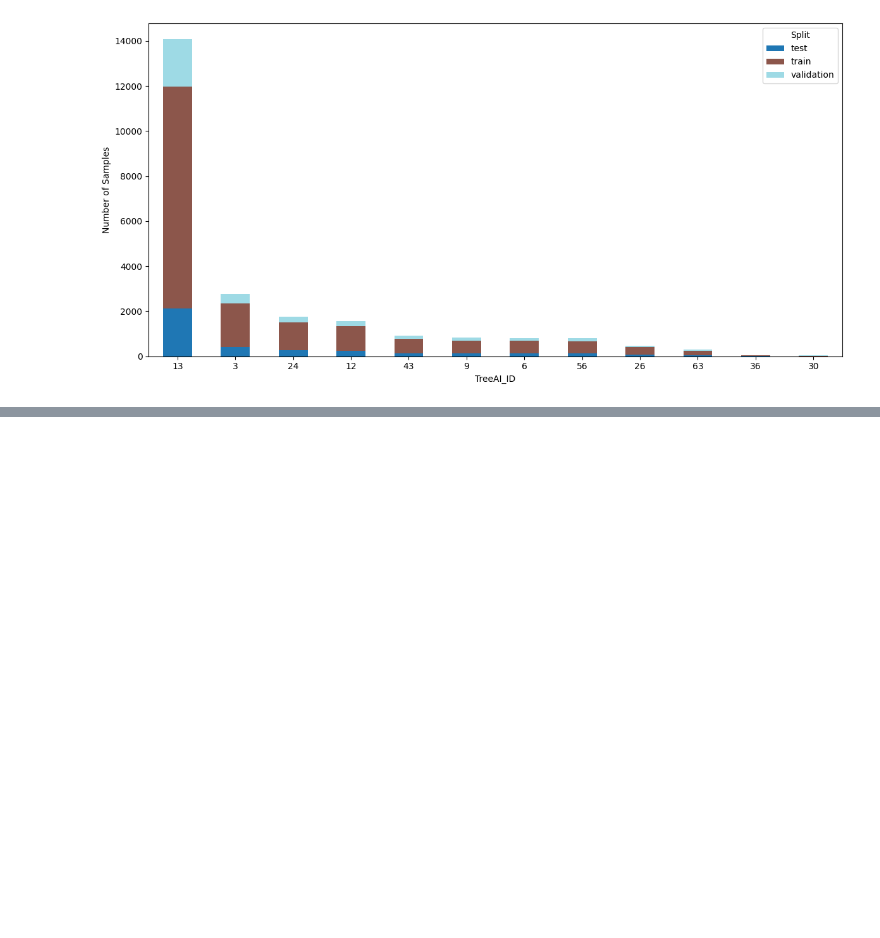
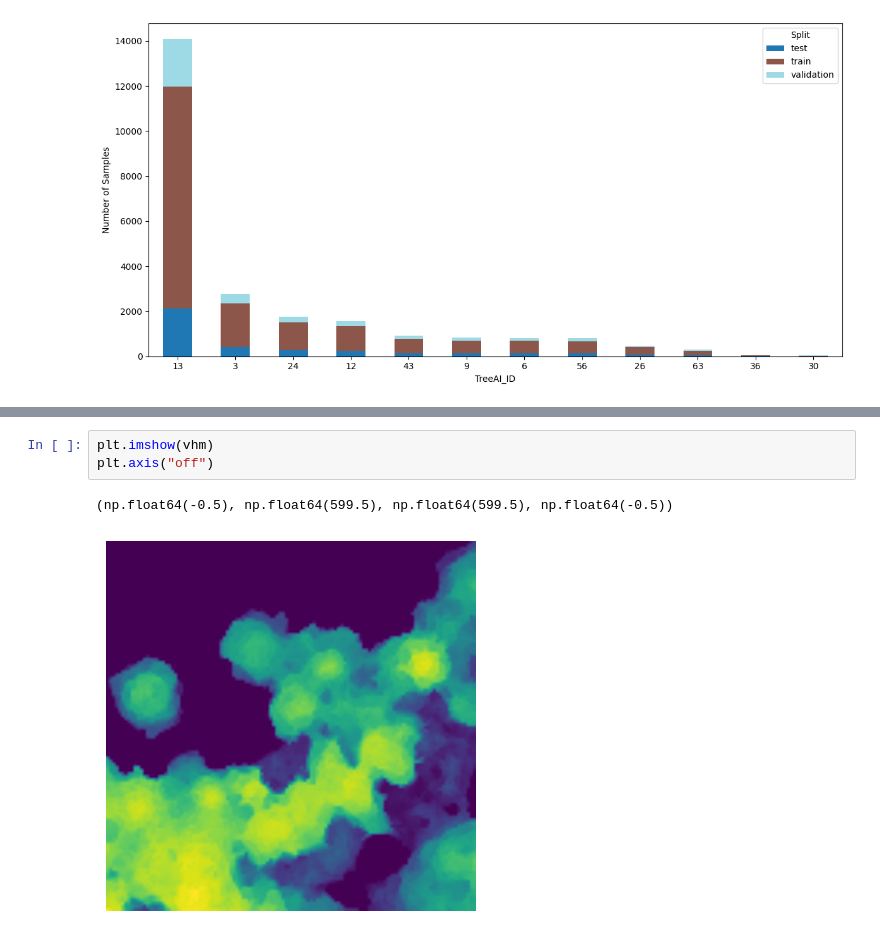
Before and after one commit to yixin-zhou/Tree_Species_Identification, a Jupyter notebook: label_distribution.ipynb, the cells around one changed output, grey strips where cells are left out. Cells and saved outputs as stored; diff of their text form; blank space fills up the shorter version.

```diff
--- a/label_distribution.ipynb
+++ b/label_distribution.ipynb
@@ -93,0 +124,6 @@ Output shape of CHELSA reconstruction with month: torch.Size([10, 11])
+# %%
+plt.imshow(vhm)
+plt.axis("off")
+# %% [output]
+(np.float64(-0.5), np.float64(599.5), np.float64(599.5), np.float64(-0.5))
+[figure, added]
```
Also changed, not shown: parts of 7 cells of this notebook, 4 other files.
